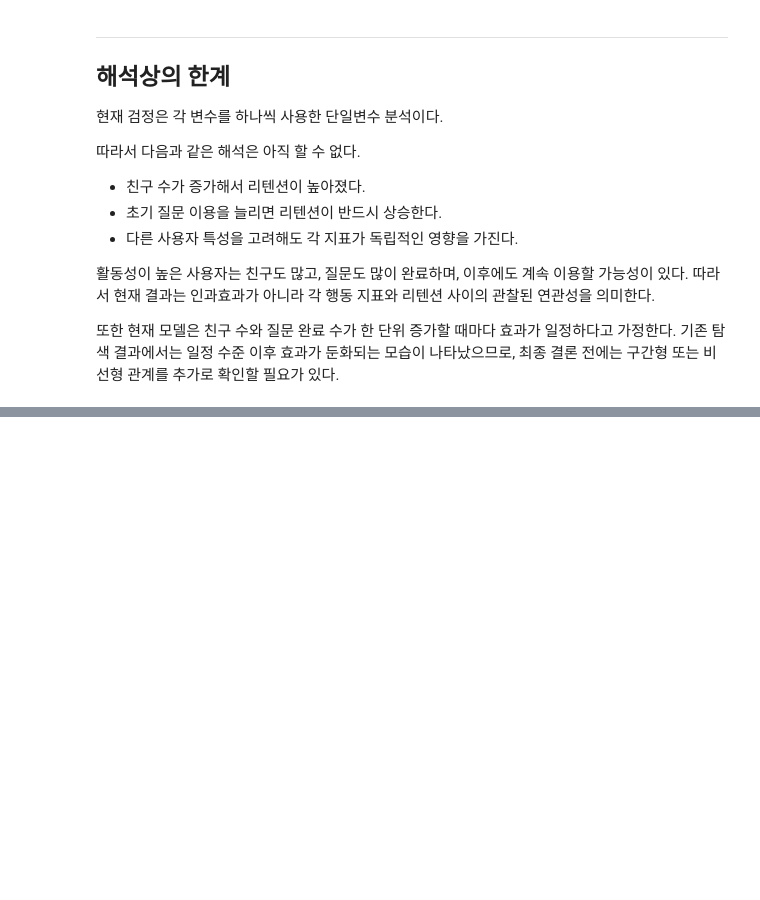
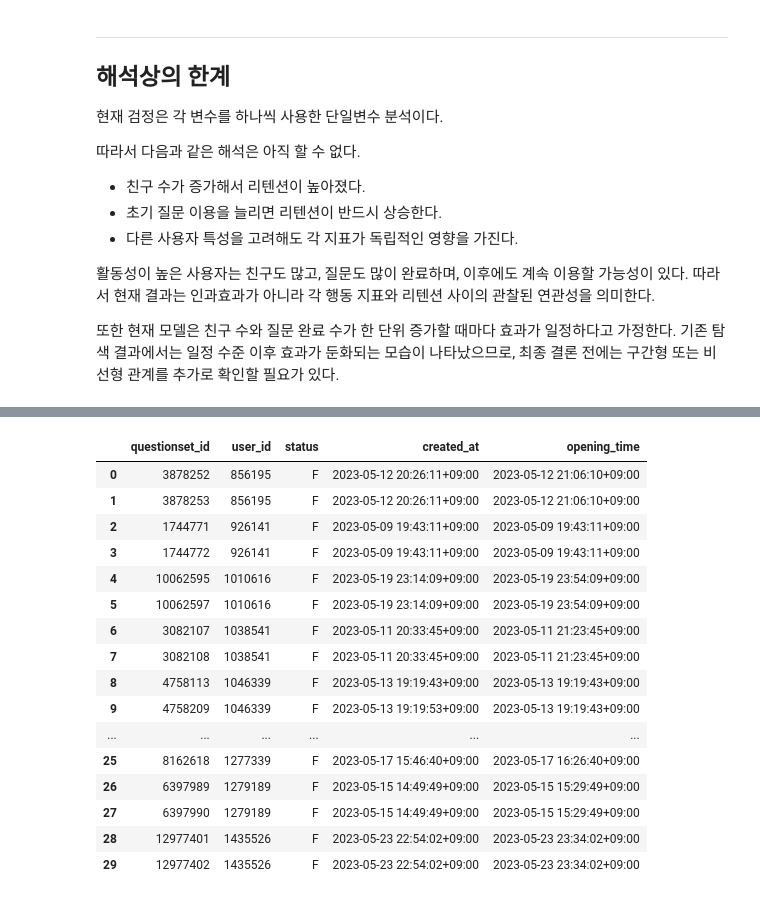
Before and after one commit to zoo-no-s/sns_service_analysis, a Jupyter notebook: notebooks/retention_zoonos.ipynb, the cells around one changed output, grey strips where cells are left out. Drawn from its saved outputs; the diff is of its cells as text; code cells hidden in the pictures; blank space fills up the shorter version.

```diff
--- a/notebooks/retention_zoonos.ipynb
+++ b/notebooks/retention_zoonos.ipynb
@@ -5970,0 +6206,47 @@ D1 이전의 누적 질문 완료 수는 활성화 후 첫 24시간의 질문
+# %%
+same_opening_questionsets = (
+    questionset_opening_raw
+    .merge(
+        same_user_opening_duplicate[
+            [
+                'user_id',
+                'opening_time',
+            ]
+        ],
+        on=[
+            'user_id',
+            'opening_time',
+        ],
+        how='inner',
+        validate='many_to_one',
+    )
+    .sort_values(
+        [
+            'user_id',
+            'opening_time',
+            'questionset_id',
+        ]
+    )
+)
+
+display(
+    same_opening_questionsets.head(30)
+)
+# %% [output]
+|  | questionset_id | user_id | status | created_at | opening_time |
+| 0 | 3878252 | 856195 | F | 2023-05-12 20:26:11+09:00 | 2023-05-12 21:06:10+09:00 |
+| 1 | 3878253 | 856195 | F | 2023-05-12 20:26:11+09:00 | 2023-05-12 21:06:10+09:00 |
+| 2 | 1744771 | 926141 | F | 2023-05-09 19:43:11+09:00 | 2023-05-09 19:43:11+09:00 |
+| 3 | 1744772 | 926141 | F | 2023-05-09 19:43:11+09:00 | 2023-05-09 19:43:11+09:00 |
+| 4 | 10062595 | 1010616 | F | 2023-05-19 23:14:09+09:00 | 2023-05-19 23:54:09+09:00 |
+| 5 | 10062597 | 1010616 | F | 2023-05-19 23:14:09+09:00 | 2023-05-19 23:54:09+09:00 |
+| 6 | 3082107 | 1038541 | F | 2023-05-11 20:33:45+09:00 | 2023-05-11 21:23:45+09:00 |
+| 7 | 3082108 | 1038541 | F | 2023-05-11 20:33:45+09:00 | 2023-05-11 21:23:45+09:00 |
+| 8 | 4758113 | 1046339 | F | 2023-05-13 19:19:43+09:00 | 2023-05-13 19:19:43+09:00 |
+| 9 | 4758209 | 1046339 | F | 2023-05-13 19:19:53+09:00 | 2023-05-13 19:19:43+09:00 |
+| ... | ... | ... | ... | ... | ... |
+| 25 | 8162618 | 1277339 | F | 2023-05-17 15:46:40+09:00 | 2023-05-17 16:26:40+09:00 |
+| 26 | 6397989 | 1279189 | F | 2023-05-15 14:49:49+09:00 | 2023-05-15 15:29:49+09:00 |
+| 27 | 6397990 | 1279189 | F | 2023-05-15 14:49:49+09:00 | 2023-05-15 15:29:49+09:00 |
+| 28 | 12977401 | 1435526 | F | 2023-05-23 22:54:02+09:00 | 2023-05-23 23:34:02+09:00 |
+| 29 | 12977402 | 1435526 | F | 2023-05-23 22:54:02+09:00 | 2023-05-23 23:34:02+09:00 |
```
Also changed, not shown: parts of 64 cells of this notebook.
